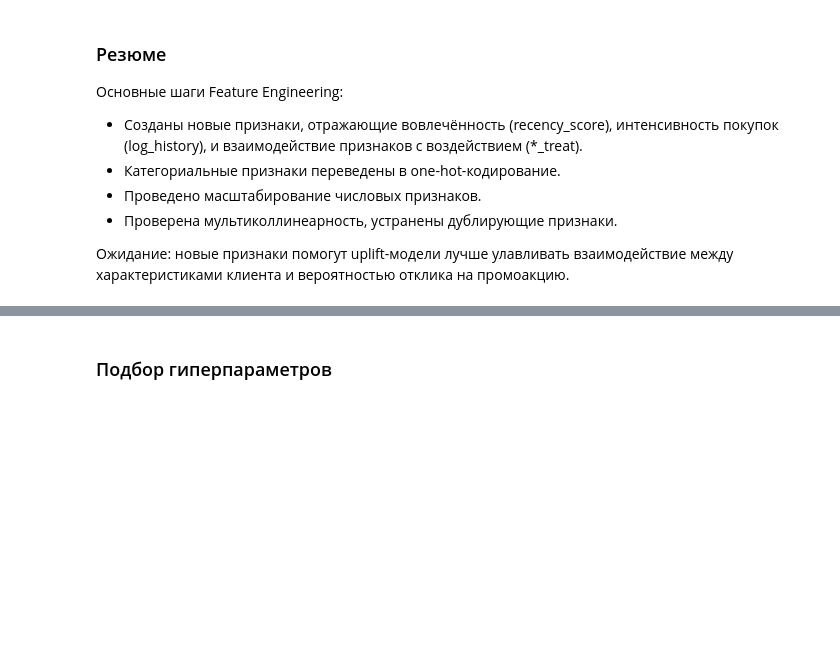
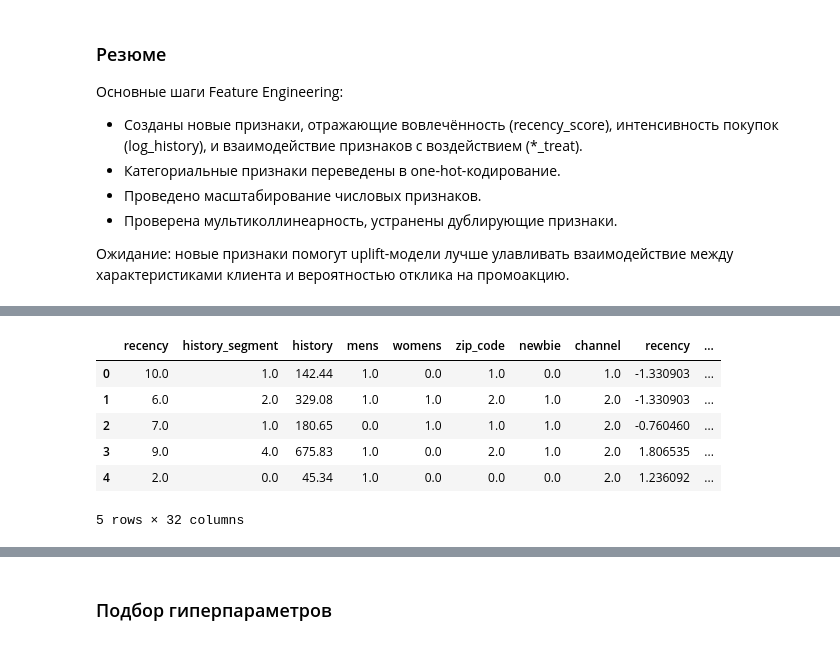
Before and after one commit to kruglikovAlex/mle-uplift-project-2025, a Jupyter notebook: final_project_template.ipynb, the cells around one changed output, grey strips where cells are left out. Drawn from its saved outputs; the diff is of its cells as text; code cells hidden in the pictures; blank space fills up the shorter version.

```diff
--- a/final_project_template.ipynb
+++ b/final_project_template.ipynb
@@ -2056,0 +2302,12 @@ plt.show()
+# %%
+data_auto = pd.concat([X, X_train_fe], axis=1)
+# %%
+data_auto.head(5)
+# %% [output]
+|  | recency | history_segment | history | mens | womens | zip_code | newbie | channel | recency | ... |
+| 0 | 10.0 | 1.0 | 142.44 | 1.0 | 0.0 | 1.0 | 0.0 | 1.0 | -1.330903 | ... |
+| 1 | 6.0 | 2.0 | 329.08 | 1.0 | 1.0 | 2.0 | 1.0 | 2.0 | -1.330903 | ... |
+| 2 | 7.0 | 1.0 | 180.65 | 0.0 | 1.0 | 1.0 | 1.0 | 2.0 | -0.760460 | ... |
+| 3 | 9.0 | 4.0 | 675.83 | 1.0 | 0.0 | 2.0 | 1.0 | 2.0 | 1.806535 | ... |
+| 4 | 2.0 | 0.0 | 45.34 | 1.0 | 0.0 | 0.0 | 0.0 | 2.0 | 1.236092 | ... |
+5 rows × 32 columns
```
Also changed, not shown: parts of 26 cells of this notebook, 2 other files.
